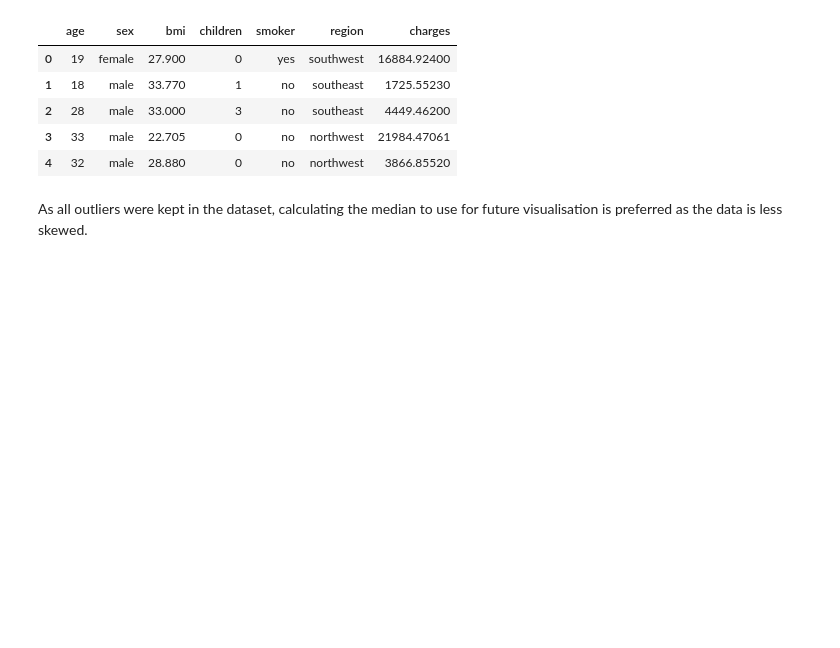
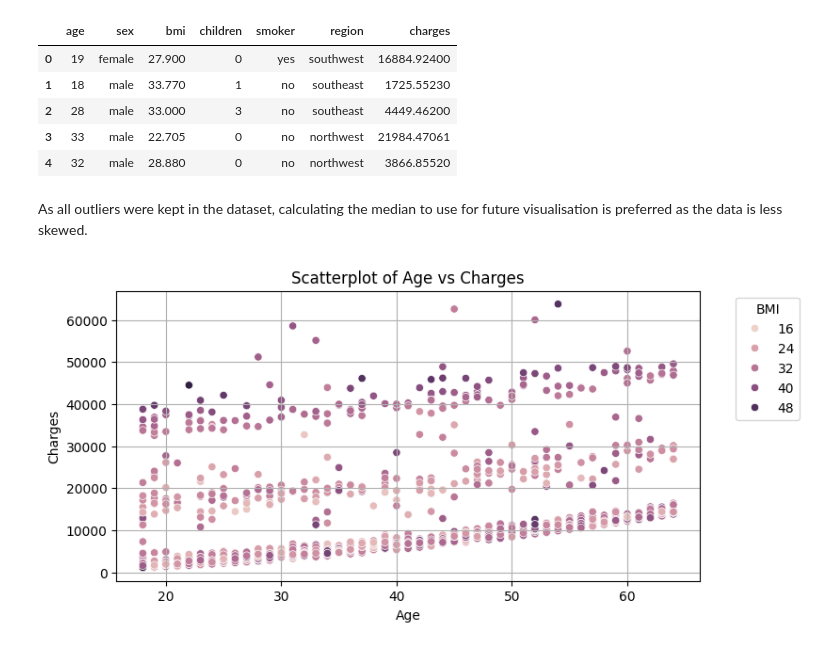
Before and after one commit to ksharpe-byte/Hackathon-1-Python_ETL_Visualisation, a Jupyter notebook: jupyter_notebooks/data_outliers.ipynb, the cells around one changed output. Cells and saved outputs as stored; diff of their text form; code cells hidden in the pictures; blank space fills up the shorter version.

Commit message:
Basic visualisations have been created within the outliers notebook

```diff
--- a/jupyter_notebooks/data_outliers.ipynb
+++ b/jupyter_notebooks/data_outliers.ipynb
@@ -197,3 +197,14 @@ df.head(5)
 | 4 | 32 | male | 28.880 | 0 | no | northwest | 3866.85520 |
 # %% [markdown]
 As all outliers were kept in the dataset, calculating the median to use for future visualisation is preferred as the data is less skewed.
+# %%
+fig, axes = plt.subplots(figsize=(8, 4))
+sns.scatterplot(data=df, x='age', y='charges', hue='bmi')
+plt.title('Scatterplot of Age vs Charges')
+plt.xlabel('Age')
+plt.ylabel('Charges')
+plt.legend(title='BMI', bbox_to_anchor=(1.05, 1), loc='upper left')
+plt.grid()
+plt.show()
+# %% [output]
+[figure, added]
```
Also changed, not shown: parts of 4 cells of this notebook.
